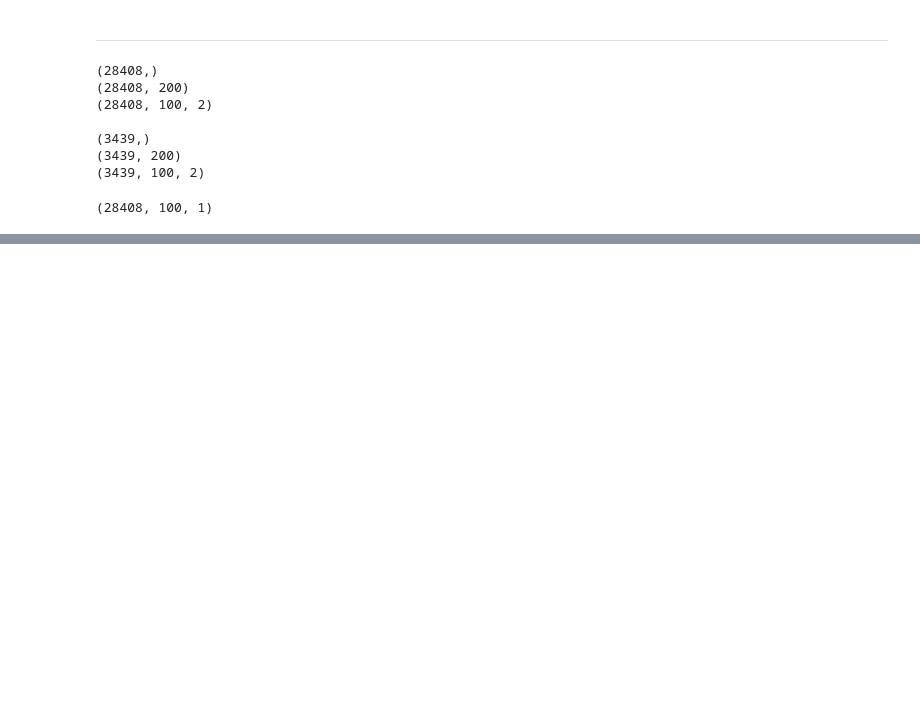
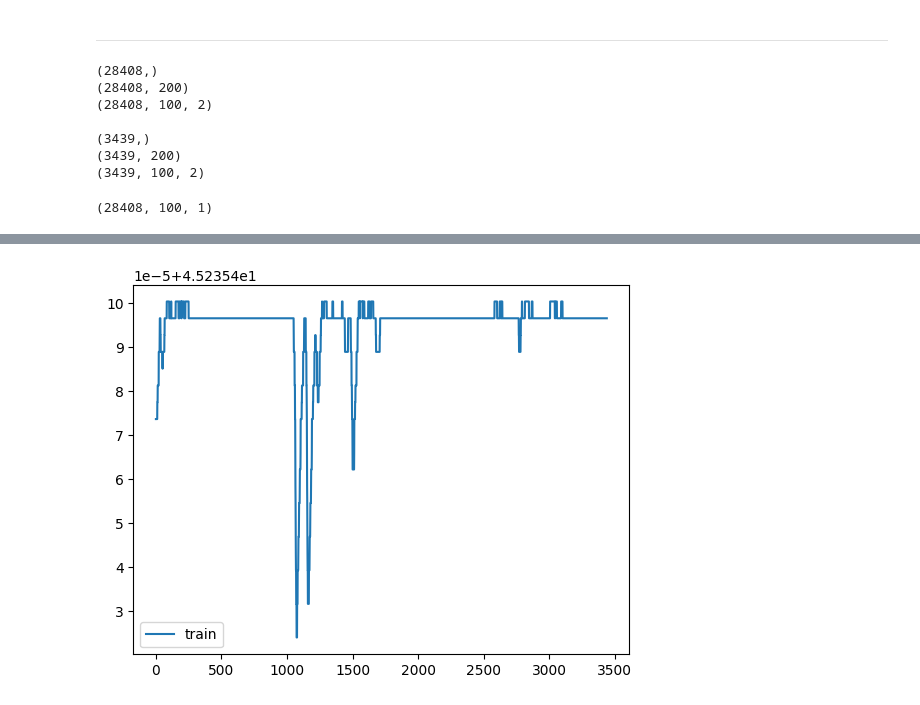
Before and after one commit to RompfRobert/Machine_Learning_and_Deep_Learning, a Jupyter notebook: Capstone-Project/t.ipynb, the cells around one changed output, grey strips where cells are left out. Cells and saved outputs as stored; diff of their text form; code cells hidden in the pictures; blank space fills up the shorter version.

```diff
--- a/Capstone-Project/t.ipynb
+++ b/Capstone-Project/t.ipynb
@@ -254,6 +349,6 @@ print(final_carry_state3.shape)
 # %%
-EPOCHS = 10
-BATCH_SIZE = 300
+EPOCHS = 20
+BATCH_SIZE = 200
 LEARNING_RATE = 0.1
 N_CELLS = 50
 KERNEL = 'GlorotNormal'
@@ -311,0 +444,4 @@ print(predictions[0])
+# %%
+x_predictions = model.predict(X_rolled_train).flatten()
+val_pred = model.predict(X_rolled_valid).flatten()
+test_pred = model.predict(X_rolled_test).flatten()
@@ -311,0 +452,8 @@ print(predictions[0])
+# %%
+# plt.plot(x_predictions)
+# plt.plot(val_pred)
+plt.plot(test_pred)
+plt.legend(['train', 'valid', 'test'])
+plt.show()
+# %% [output]
+[figure, added]
```
Also changed, not shown: parts of 16 cells of this notebook, 1 other file.
